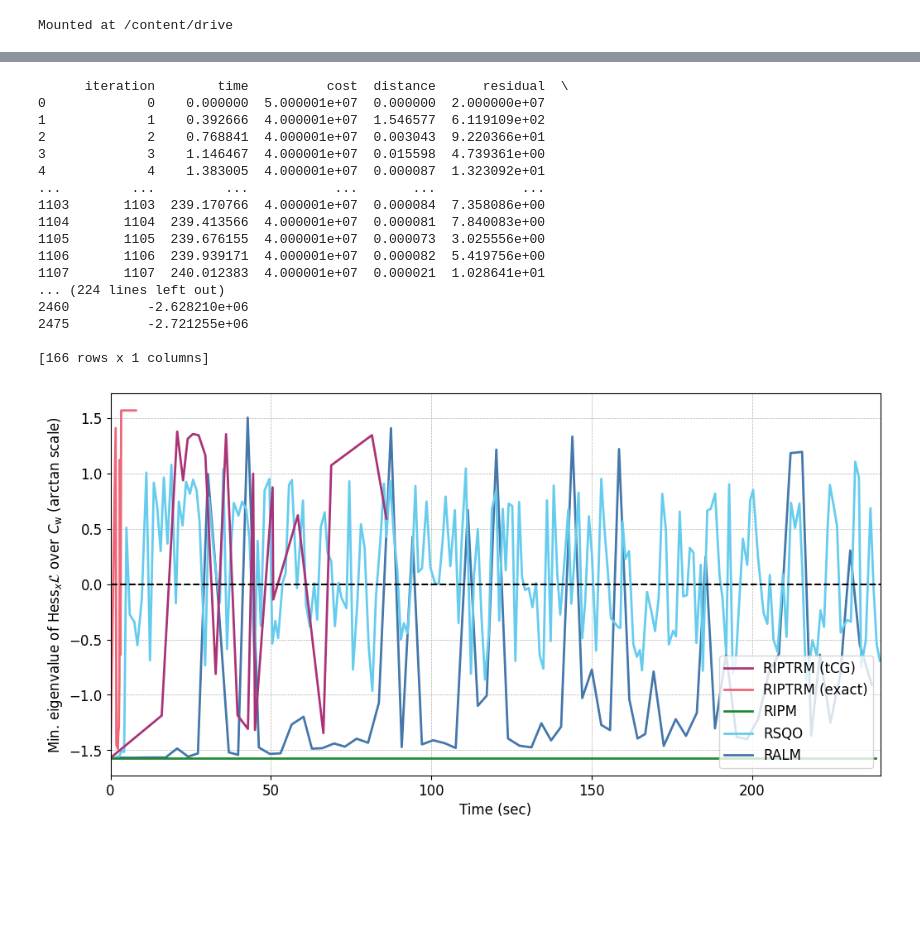
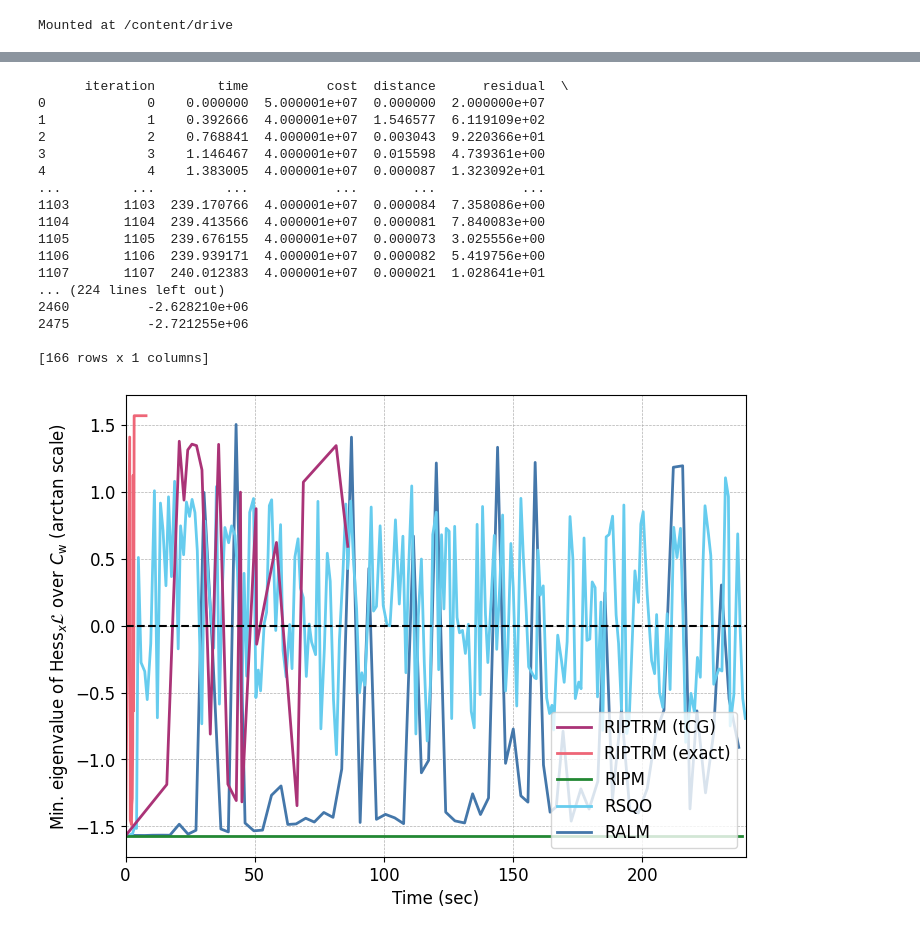
Before and after one commit to shirokumakur0/Riemannian-interior-point-trust-region-method, a Jupyter notebook: src/Rosenbrock/colab_analyzer.ipynb, the cells around one changed output, grey strips where cells are left out. Cells and saved outputs as stored; diff of their text form; code cells hidden in the pictures; blank space fills up the shorter version.

```diff
--- a/src/Rosenbrock/colab_analyzer.ipynb
+++ b/src/Rosenbrock/colab_analyzer.ipynb
@@ -200,7 +200,7 @@ is_y_logscale = False
 # plot_graph(problem_name, problem_instance, problem_initialpoint, solver_name, file_name, yaxis_col_name, xaxis_col_name, is_ylogscale)
 
 # Initial setting
-plt.figure(figsize=(12, 6))
+plt.figure(figsize=(8, 6))
 # plt.title(f"{xaxis_col_name} vs {yaxis_col_name} for {problem_name}-{problem_instance}-{problem_initialpoint}")
 plt.ylabel(f"{yaxis_col_name}")
 
@@ -285,31 +285,31 @@ if is_y_logscale:
 plt.gca().set_xlim(left=0, right=240)
 # plt.gca().set_ylim(top=100, bottom=-20)
 
 # Save the plot
 output_folder = f'{root_path}/result/{problem_name}/{problem_instance}/{problem_initialpoint}'
 os.makedirs(f"{root_path}/result/{problem_name}", exist_ok=True)
 os.makedirs(f"{root_path}/result/{problem_name}/{problem_instance}", exist_ok=True)
 os.makedirs(output_folder, exist_ok=True)  # create {problem_name} folder under 'result' folder
 # plt.savefig(f"{output_folder}/{xaxis_col_name}_{yaxis_col_name}.pdf", bbox_inches="tight")
 # plt.savefig(f"{output_folder}/{xaxis_col_name}_{yaxis_col_name}_1sec.pdf", bbox_inches="tight")
 # plt.savefig(f"{output_folder}/{xaxis_col_name}_{yaxis_col_name}_outer.pdf", bbox_inches="tight")
 plt.savefig(f"{output_folder}/{xaxis_col_name}_{yaxis_col_name}_outer_step.pdf", bbox_inches="tight")
 # %% [output]
       iteration        time          cost  distance      residual  \
 0             0    0.000000  5.000001e+07  0.000000  2.000000e+07
 1             1    0.392666  4.000001e+07  1.546577  6.119109e+02
 2             2    0.768841  4.000001e+07  0.003043  9.220366e+01
 3             3    1.146467  4.000001e+07  0.015598  4.739361e+00
 4             4    1.383005  4.000001e+07  0.000087  1.323092e+01
 ...         ...         ...           ...       ...           ...
 1103       1103  239.170766  4.000001e+07  0.000084  7.358086e+00
 1104       1104  239.413566  4.000001e+07  0.000081  7.840083e+00
 1105       1105  239.676155  4.000001e+07  0.000073  3.025556e+00
 1106       1106  239.939171  4.000001e+07  0.000082  5.419756e+00
 1107       1107  240.012383  4.000001e+07  0.000021  1.028641e+01
 ... (224 lines left out)
 2460          -2.628210e+06
 2475          -2.721255e+06
 
 [166 rows x 1 columns]
-[figure, old version]
+[figure, new version]
```
Also changed, not shown: parts of 1 cell of this notebook, 37 other files.
